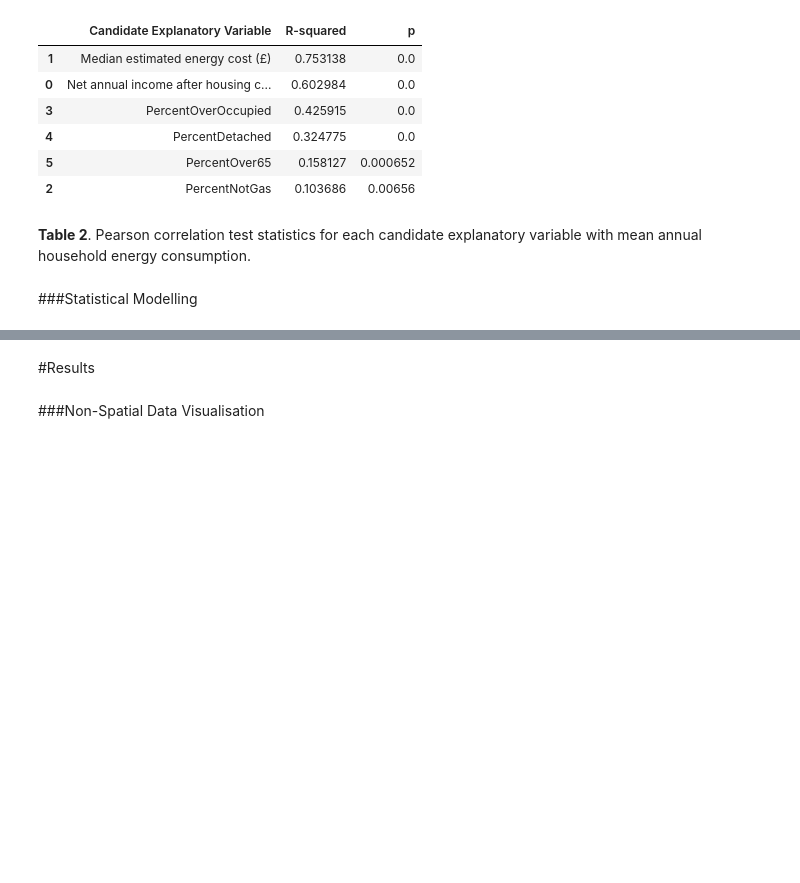
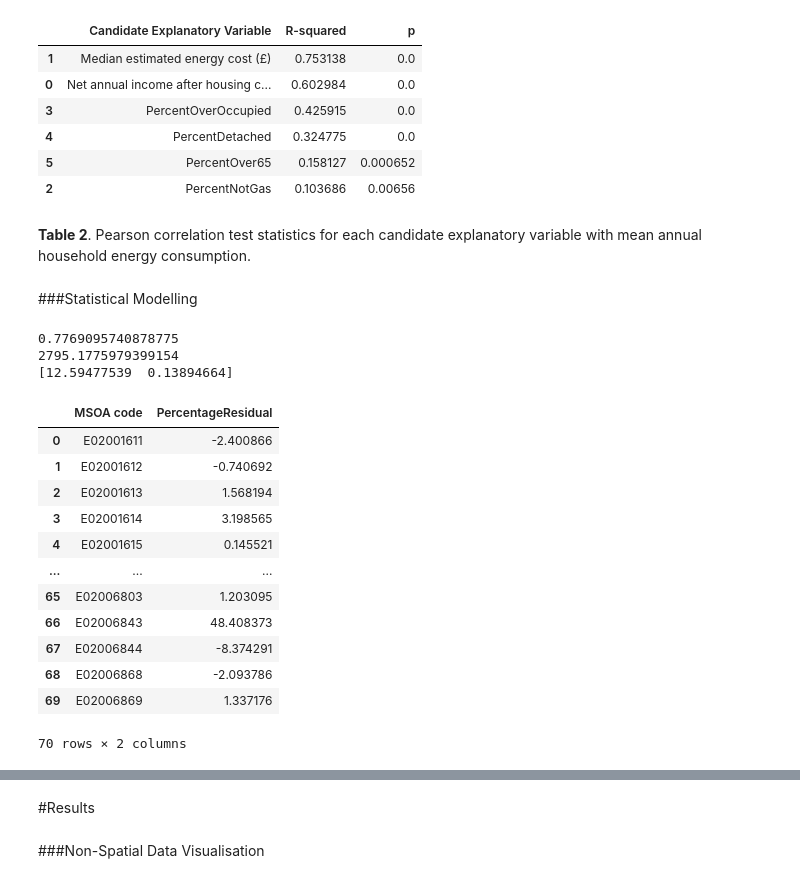
Before and after one commit to jwsn8667/GEOG5003M, a Jupyter notebook: GEOG5003_A2_201913950.ipynb, the cells around one changed output, grey strips where cells are left out. Drawn from its saved outputs; the diff is of its cells as text; code cells hidden in the pictures; blank space fills up the shorter version.

```diff
--- a/GEOG5003_A2_201913950.ipynb
+++ b/GEOG5003_A2_201913950.ipynb
@@ -464,3 +469,37 @@ df
 **Table 2**.  Pearson correlation test statistics for each candidate explanatory variable with mean annual household energy consumption.
 # %% [markdown]
 ###Statistical Modelling
+# %%
+import numpy as np
+from sklearn.linear_model import LinearRegression
+
+# creating feature variables
+X = Model_Variables[['Median estimated energy cost (£)','Net annual income after housing costs (£)']]
+y = Model_Variables['EnergyConsumptionPerHousehold(kWh)']
+
+reg = LinearRegression().fit(X, y)
+
+print(reg.score(X, y))
+print(reg.intercept_)
+print(reg.coef_)
+
+residuals = 100*(reg.predict(X) - y)/y
+residuals = residuals.reset_index().rename(columns = {'EnergyConsumptionPerHousehold(kWh)':'PercentageResidual', 'index':'MSOA code'})
+residuals
+# %% [output]
+0.7769095740878775
+2795.1775979399154
+[12.59477539  0.13894664]
+|  | MSOA code | PercentageResidual |
+| 0 | E02001611 | -2.400866 |
+| 1 | E02001612 | -0.740692 |
+| 2 | E02001613 | 1.568194 |
+| 3 | E02001614 | 3.198565 |
+| 4 | E02001615 | 0.145521 |
+| ... | ... | ... |
+| 65 | E02006803 | 1.203095 |
+| 66 | E02006843 | 48.408373 |
+| 67 | E02006844 | -8.374291 |
+| 68 | E02006868 | -2.093786 |
+| 69 | E02006869 | 1.337176 |
+70 rows × 2 columns
```
Also changed, not shown: parts of 7 cells of this notebook.
